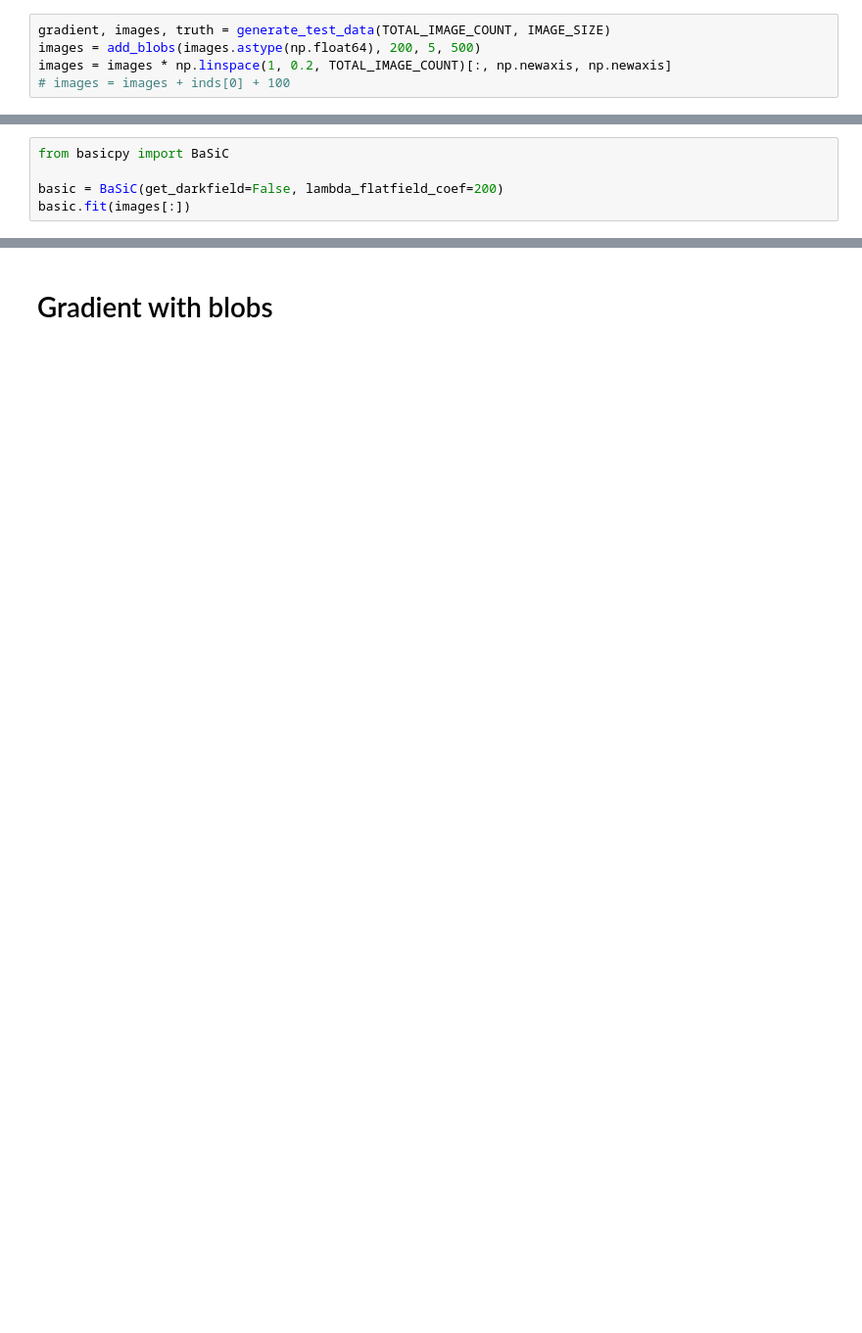
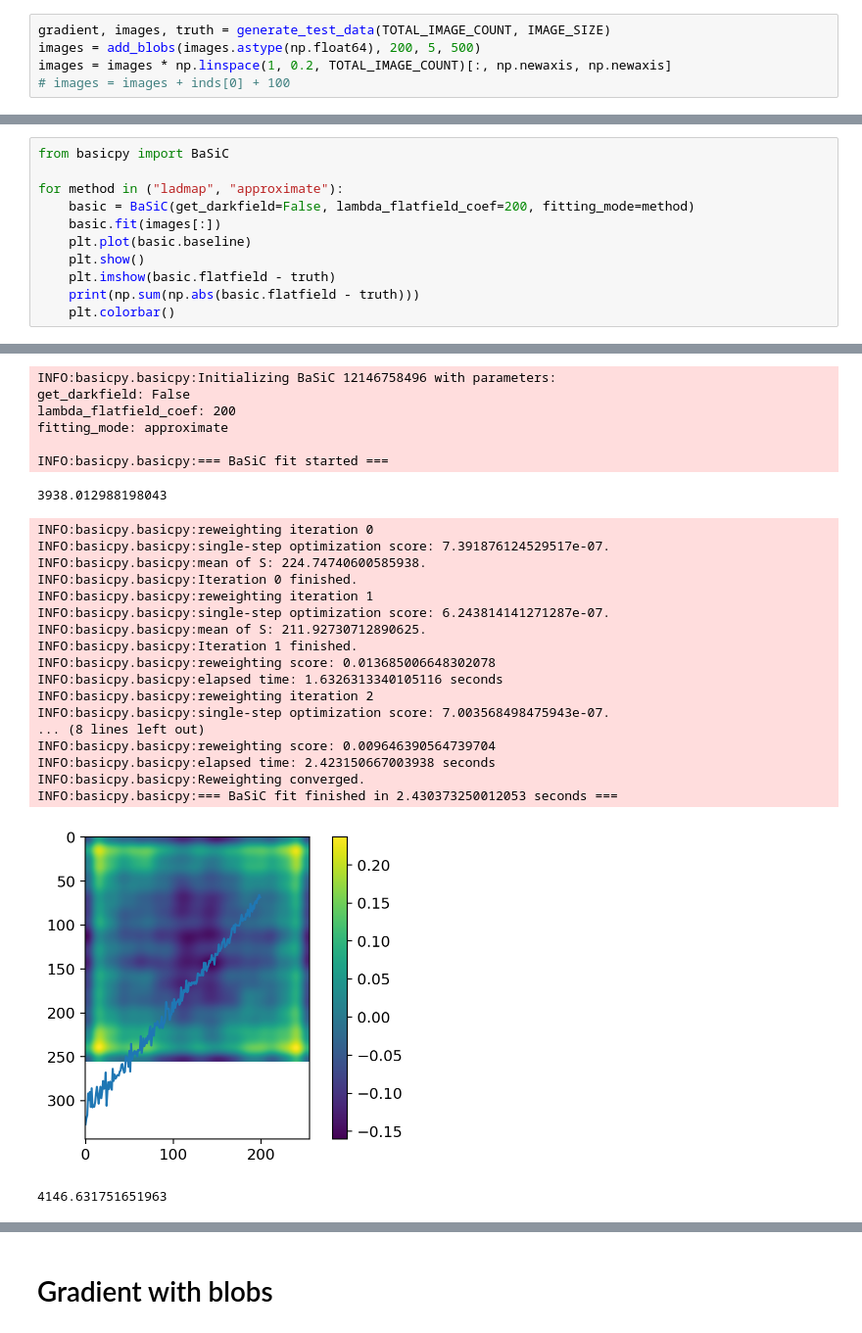
Before and after one commit to yfukai/BaSiCpy, a Jupyter notebook: misc_notebooks/generate_test_data_for_validation.ipynb, the cells around one changed output, grey strips where cells are left out. Shown at 98% size. Drawn from its saved outputs; the diff is of its cells as text; blank space fills up the shorter version.

```diff
--- a/misc_notebooks/generate_test_data_for_validation.ipynb
+++ b/misc_notebooks/generate_test_data_for_validation.ipynb
@@ -69,6 +74,12 @@ for i in [0, 100, 199]:
 # %%
 from basicpy import BaSiC
 
-basic = BaSiC(get_darkfield=False, lambda_flatfield_coef=200)
-basic.fit(images[:])
+for method in ("ladmap", "approximate"):
+    basic = BaSiC(get_darkfield=False, lambda_flatfield_coef=200, fitting_mode=method)
+    basic.fit(images[:])
+    plt.plot(basic.baseline)
+    plt.show()
+    plt.imshow(basic.flatfield - truth)
+    print(np.sum(np.abs(basic.flatfield - truth)))
+    plt.colorbar()
 # %% [output]
@@ -91,0 +104,26 @@ INFO:basicpy.basicpy:=== BaSiC fit finished in 2.890227124997182 seconds ===
+INFO:basicpy.basicpy:Initializing BaSiC 12146758496 with parameters:
+get_darkfield: False
+lambda_flatfield_coef: 200
+fitting_mode: approximate
+
+INFO:basicpy.basicpy:=== BaSiC fit started ===
+3938.012988198043
+INFO:basicpy.basicpy:reweighting iteration 0
+INFO:basicpy.basicpy:single-step optimization score: 7.391876124529517e-07.
+INFO:basicpy.basicpy:mean of S: 224.74740600585938.
+INFO:basicpy.basicpy:Iteration 0 finished.
+INFO:basicpy.basicpy:reweighting iteration 1
+INFO:basicpy.basicpy:single-step optimization score: 6.243814141271287e-07.
+INFO:basicpy.basicpy:mean of S: 211.92730712890625.
+INFO:basicpy.basicpy:Iteration 1 finished.
+INFO:basicpy.basicpy:reweighting score: 0.013685006648302078
+INFO:basicpy.basicpy:elapsed time: 1.6326313340105116 seconds
+INFO:basicpy.basicpy:reweighting iteration 2
+INFO:basicpy.basicpy:single-step optimization score: 7.003568498475943e-07.
+... (8 lines left out)
+INFO:basicpy.basicpy:reweighting score: 0.009646390564739704
+INFO:basicpy.basicpy:elapsed time: 2.423150667003938 seconds
+INFO:basicpy.basicpy:Reweighting converged.
+INFO:basicpy.basicpy:=== BaSiC fit finished in 2.430373250012053 seconds ===
+[figure, added]
+4146.631751651963
```
Also changed, not shown: parts of 13 cells of this notebook.
